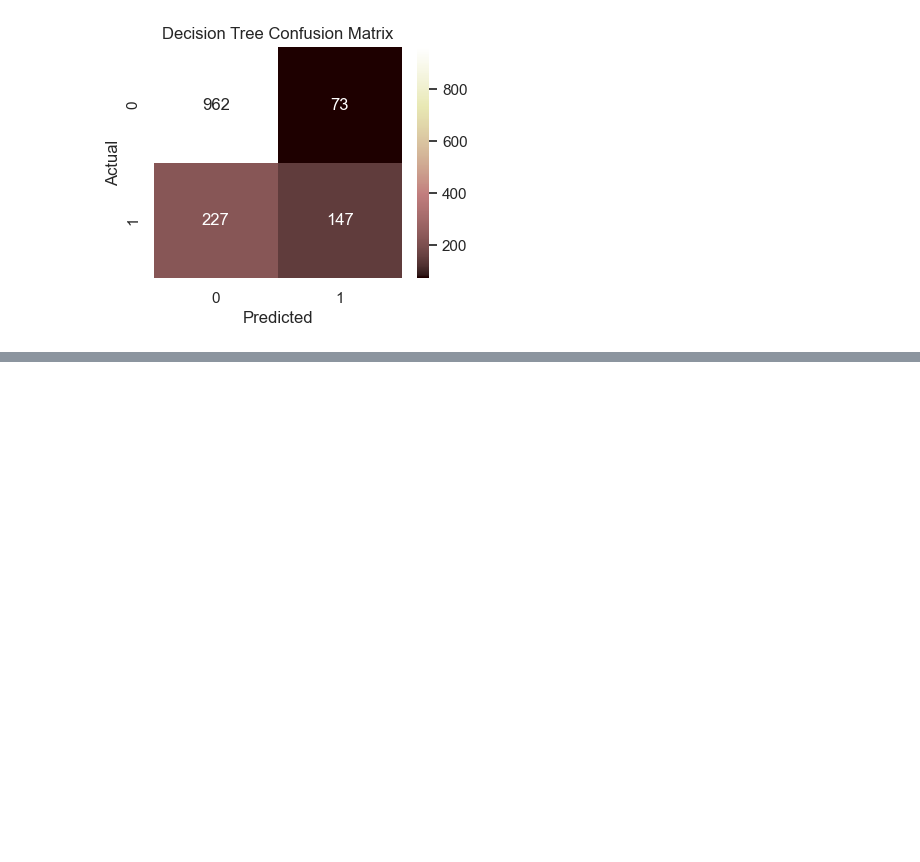
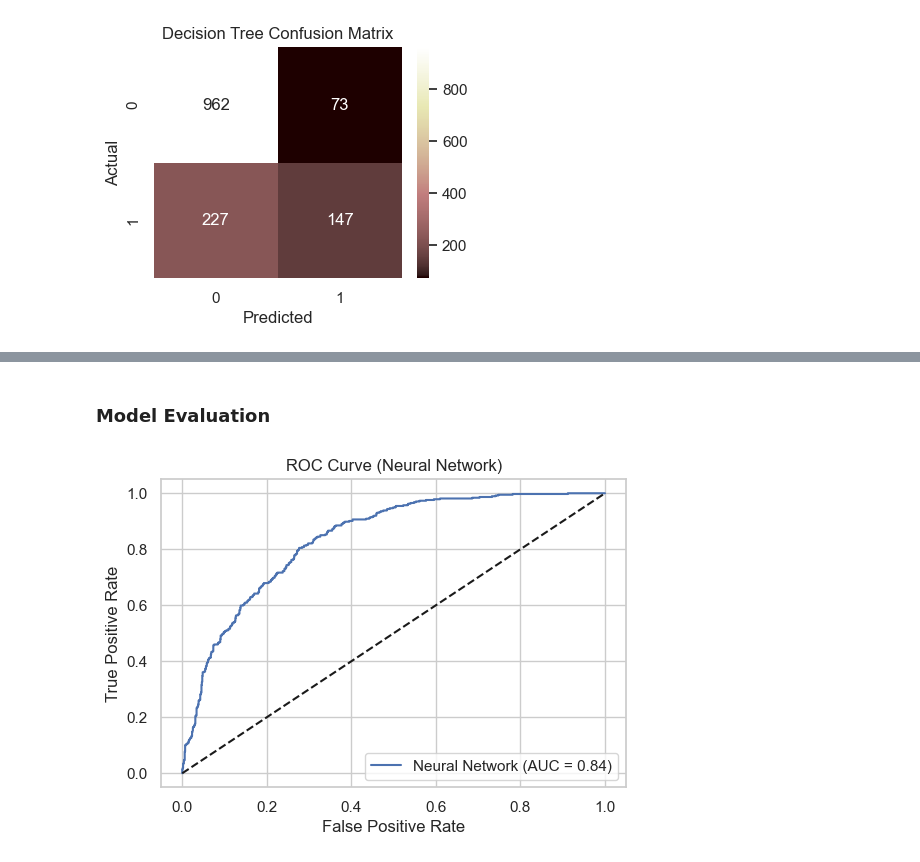
Before and after one commit to Damithu04/Telco-Customer-Churn, a Jupyter notebook: Telco-customer-churn.ipynb, the cells around one changed output, grey strips where cells are left out. Cells and saved outputs as stored; diff of their text form; code cells hidden in the pictures; blank space fills up the shorter version.

```diff
--- a/Telco-customer-churn.ipynb
+++ b/Telco-customer-churn.ipynb
@@ -261,0 +366,15 @@ ROC-AUC Score: 0.8168
+# %% [markdown]
+### Model Evaluation
+# %%
+# ROC Curve Visualization
+fpr_nn, tpr_nn, _ = roc_curve(y_test, y_prob_nn)
+plt.figure(figsize=(6, 4))
+plt.plot(fpr_nn, tpr_nn, label=f"Neural Network (AUC = {roc_auc_score(y_test, y_prob_nn):.2f})")
+plt.plot([0, 1], [0, 1], 'k--') # Diagonal line
+plt.xlabel('False Positive Rate')
+plt.ylabel('True Positive Rate')
+plt.title('ROC Curve (Neural Network)')
+plt.legend()
+plt.show()
+# %% [output]
+[figure, added]
```
Also changed, not shown: parts of 7 cells of this notebook.
